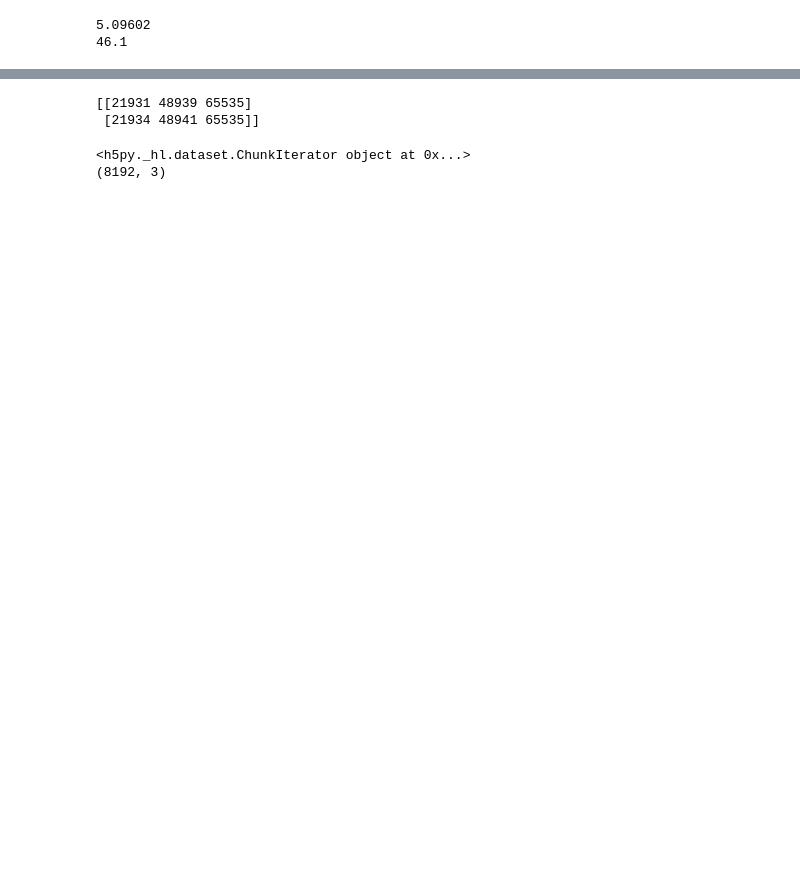
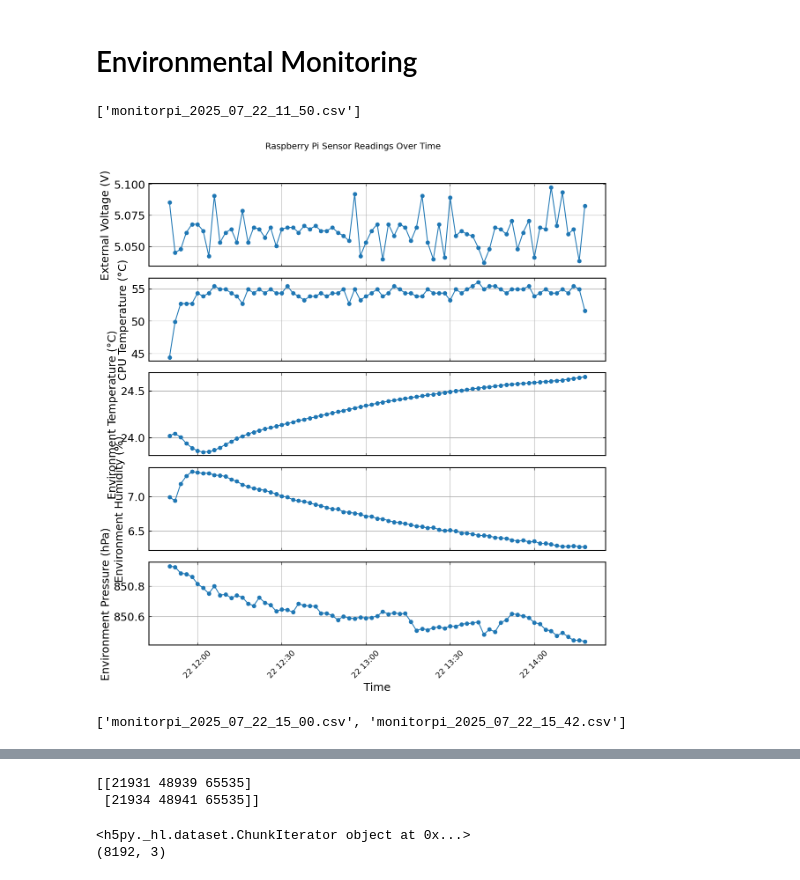
Before and after one commit to SSantosLab/LAB-Magnetometer, a Jupyter notebook: test.ipynb, the cells around one changed output, grey strips where cells are left out. Saved outputs shown, nothing was run; the diff lists cells and outputs as text; code cells hidden in the pictures; blank space fills up the shorter version.

```diff
--- a/test.ipynb
+++ b/test.ipynb
@@ -35,9 +33,6 @@ def get_cpu_temperature():
 # %%
-print(read_voltage())
-print(get_cpu_temperature())
+# print(read_voltage())
+# print(get_cpu_temperature())
-# %% [output]
-5.09602
-46.1
 # %%
 %load_ext autoreload
 %autoreload 2
@@ -50,0 +47,18 @@ from magnetofft import *
+# %% [markdown]
+# Environmental Monitoring
+# %%
+dir_initialtest = '/data/atom-interferometer/2025_MagneticBackground/20250728_BedrettoCampaing/20250722_initialtest'
+dirlog_initialtest = dir_initialtest+'/logs/'
+os.listdir(dirlog_initialtest)
+# %% [output]
+['monitorpi_2025_07_22_11_50.csv']
+# %%
+plot_monitorpi_fromcsv(os.path.join(dirlog_initialtest,'monitorpi_2025_07_22_11_50.csv'))
+# %% [output]
+[figure, added]
+# %%
+dir_zerogauss = '/data/atom-interferometer/2025_MagneticBackground/20250728_BedrettoCampaing/20250722_zerogauss/'
+dirlog_zerogauss = dir_zerogauss+'/logs/'
+os.listdir(dirlog_zerogauss)
+# %% [output]
+['monitorpi_2025_07_22_15_00.csv', 'monitorpi_2025_07_22_15_42.csv']
```
Also changed, not shown: parts of 27 cells of this notebook, 7 other files.
